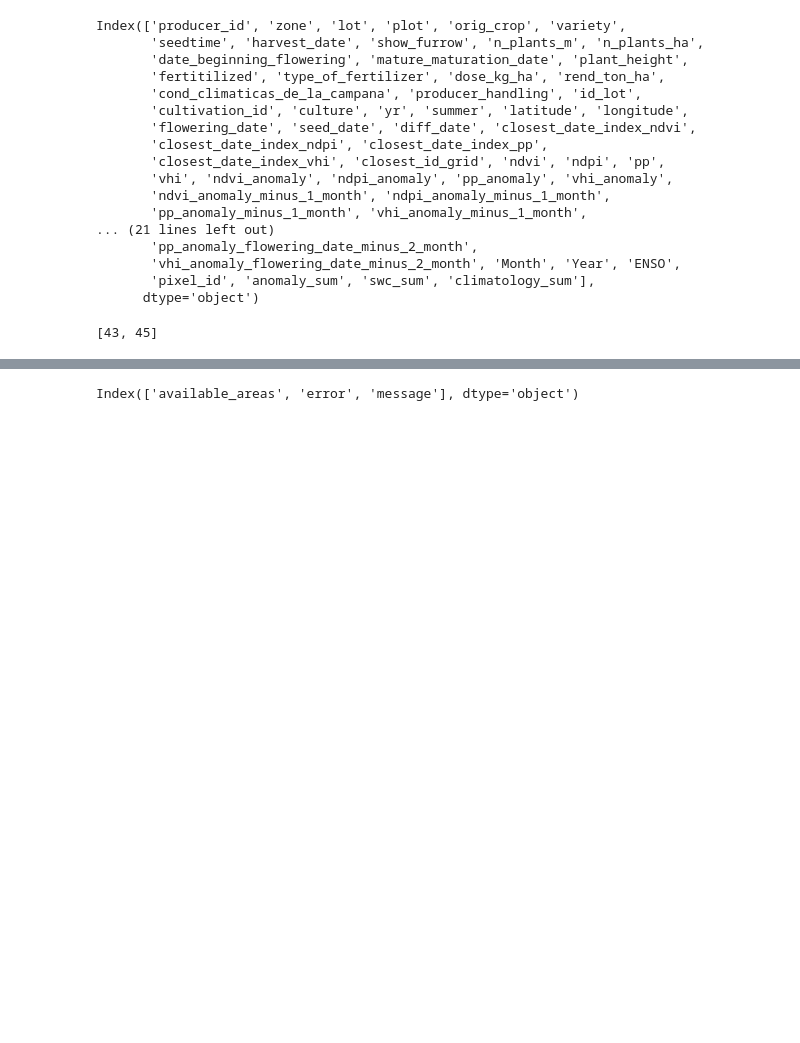
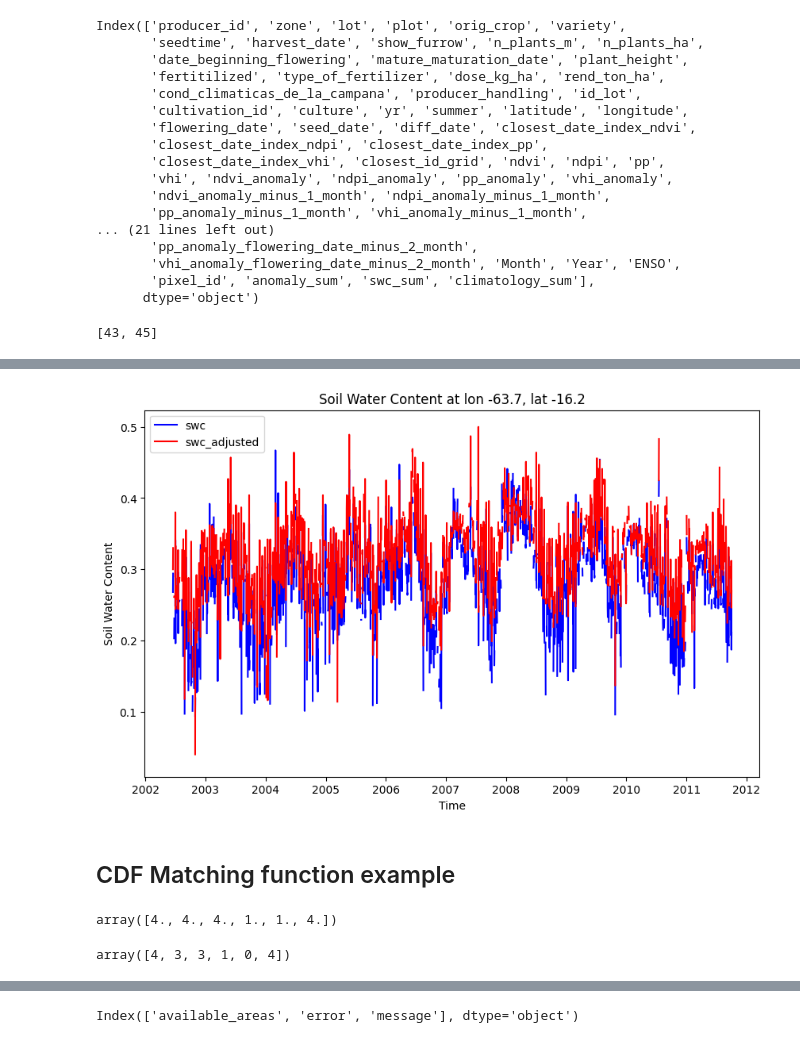
Before and after one commit to gaguilarc98/suyana, a Jupyter notebook: scripts/capacity/00_data_treatment.ipynb, the cells around one changed output, grey strips where cells are left out. Saved outputs shown, nothing was run; the diff lists cells and outputs as text; code cells hidden in the pictures; blank space fills up the shorter version.

Commit message:
include capacity treatment notebook

```diff
--- a/scripts/capacity/00_data_treatment.ipynb
+++ b/scripts/capacity/00_data_treatment.ipynb
@@ -13,3 +13,5 @@ files = os.listdir(path)
 files = [f for f in files if f.endswith(".nc")]
 
 id_canton = [files[i].split("_")[1].split(".")[0] for i in range(len(files))]
+# %%
+netcdf_file = xr.open_dataset(path + 'canton_52.nc')
@@ -167,0 +328,21 @@ list_ids[:2]
+# %%
+import os
+path = "I:/My Drive/suyana/data/capacity/"
+files = os.listdir(path)
+files = [f for f in files if not (f.endswith(".nc") or f.endswith(".zip"))]
+id_canton = [files[i].split("_")[1] for i in range(len(files))]
+
+list_ids = list(set(df_yields_final['id_canton'].astype(str)).intersection(set(id_canton)))
+# %%
+for id in [189]:#list_ids:
+    local_path = path + 'canton_' + str(id) + '/'
+    files = sorted(os.listdir(local_path))
+    for i in range(len(files)):
+        if i==0:
+            netcdf_ini = xr.open_dataset(local_path + files[i])
+        if i > 0:
+            netcdf_aux = xr.open_dataset(local_path + files[i])
+            #netcdf_ini = xr.concat([netcdf_ini, netcdf_aux], dim='time')
+    netcdf_total = clean_data(netcdf_ini, netcdf_aux)
+
+    ds_period1, ds_period2 = cdf_matching_with_spatial_groupby(netcdf_total)
@@ -167,0 +365,17 @@ list_ids[:2]
+# %%
+# Select the specific lon and lat by label (or by position)
+lon_label = -63.7
+lat_label = -16.2
+# Select the data at the specific location
+ds_location = ds_period1.sel(lon=lon_label, lat=lat_label, method='nearest')
+# Plotting
+plt.figure(figsize=(10, 6))
+plt.plot(ds_location.time, ds_location.swc, label='swc', color='blue')
+plt.plot(ds_location.time, ds_location.swc_adjusted, label='swc_adjusted', color='red')
+plt.xlabel('Time')
+plt.ylabel('Soil Water Content')
+plt.title(f'Soil Water Content at lon {lon_label}, lat {lat_label}')
+plt.legend()
+plt.show()
+# %% [output]
+[figure, added]
@@ -167,0 +386,2 @@ list_ids[:2]
+# %% [markdown]
+## CDF Matching function example
@@ -167,0 +405,8 @@ list_ids[:2]
+# %%
+adjusted_x
+# %% [output]
+array([4., 4., 4., 1., 1., 4.])
+# %%
+y_indices
+# %% [output]
+array([4, 3, 3, 1, 0, 4])
```
Also changed, not shown: parts of 28 cells of this notebook.
